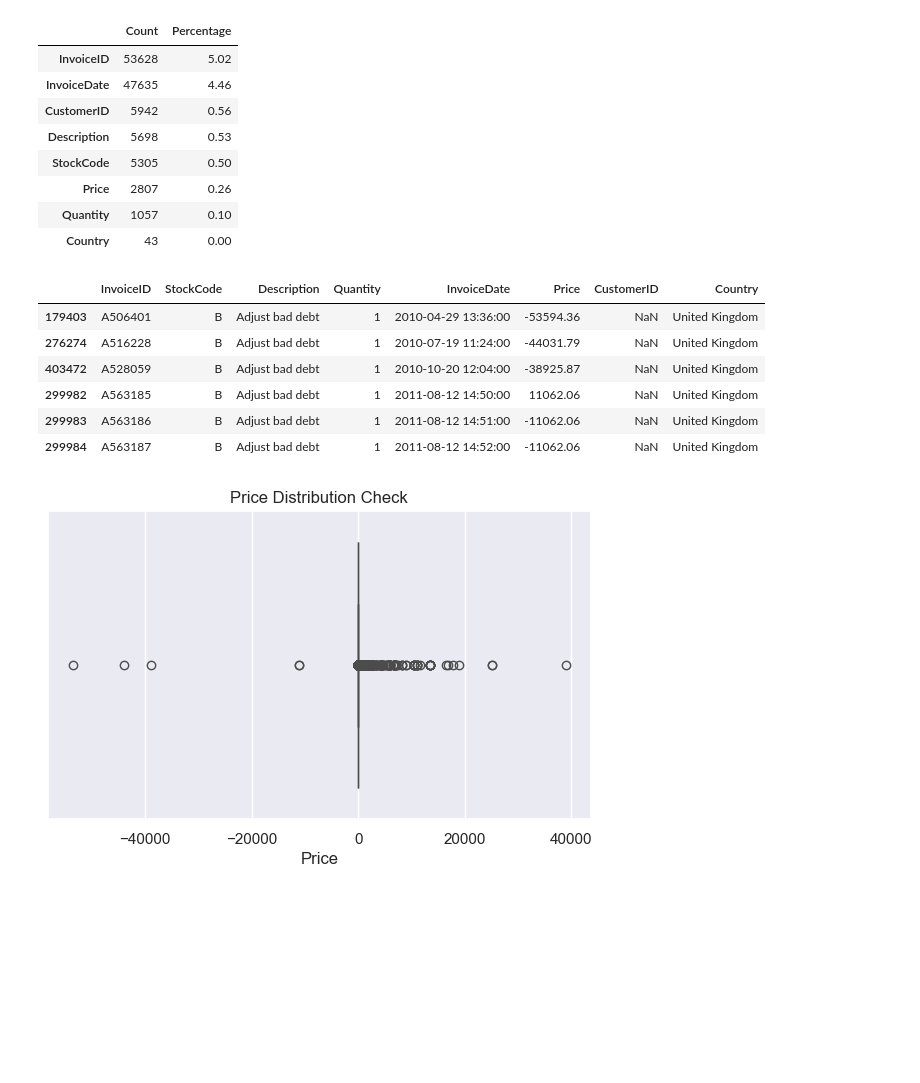
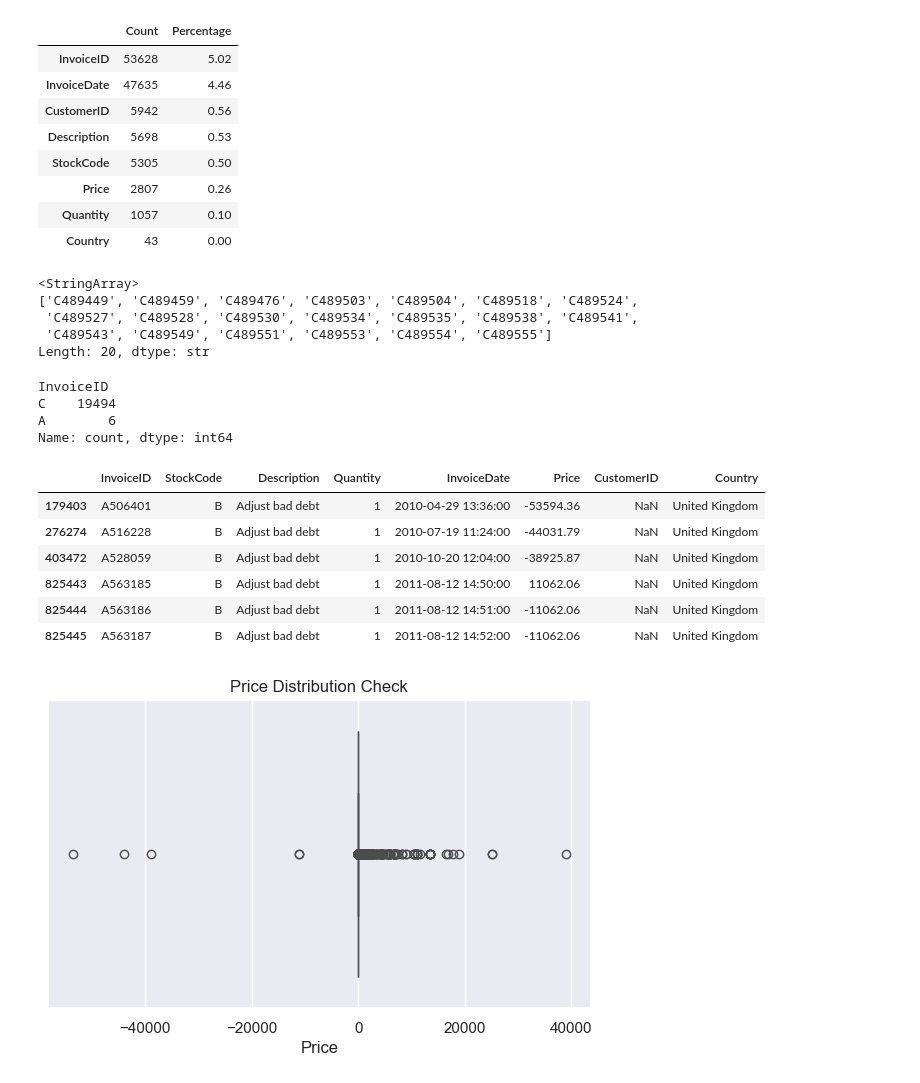
Before and after one commit to hansdarmawann/online-retail-ii-wrangling-1, a Jupyter notebook: notebooks/code.ipynb, the cells around one changed output. Cells and saved outputs as stored; diff of their text form; code cells hidden in the pictures; blank space fills up the shorter version.

```diff
--- a/notebooks/code.ipynb
+++ b/notebooks/code.ipynb
@@ -3,2 +7,15 @@ import pandas as pd
 # %%
-real_df_1 = pd.read_csv('../datasets/online_retail_ii_2009-2010.csv.zstd', compression='zstd', sep=';')
+real_df_1 = pd.read_csv(
+    '../datasets/online_retail_ii_2009-2010.csv.zstd',
+    compression='zstd',
+    sep=';'
+)
+
+real_df_2 = pd.read_csv(
+    '../datasets/online_retail_ii_2010-2011.csv.zstd',
+    compression='zstd',
+    sep=';'
+)
+
+real_df = pd.concat([real_df_1, real_df_2], ignore_index=True)
+df = real_df.copy()
@@ -121,16 +113,11 @@ Count of Unique Values:
 | Country | 43 | 0.00 |
 # %%
 df_alpha = df[df['InvoiceID'].astype(str).str.contains(r'[A-Za-z]', regex=True)]
-df_alpha['InvoiceID'].unique()[:20]
 
-
-df_alpha['InvoiceID'].astype(str).str[0].value_counts()
-df[df['InvoiceID'].astype(str).str.startswith('A')]
+display(df_alpha['InvoiceID'].unique()[:20])
 # %% [output]
-|  | InvoiceID | StockCode | Description | Quantity | InvoiceDate | Price | CustomerID | Country |
-| 179403 | A506401 | B | Adjust bad debt | 1 | 2010-04-29 13:36:00 | -53594.36 | NaN | United Kingdom |
-| 276274 | A516228 | B | Adjust bad debt | 1 | 2010-07-19 11:24:00 | -44031.79 | NaN | United Kingdom |
-| 403472 | A528059 | B | Adjust bad debt | 1 | 2010-10-20 12:04:00 | -38925.87 | NaN | United Kingdom |
-| 299982 | A563185 | B | Adjust bad debt | 1 | 2011-08-12 14:50:00 | 11062.06 | NaN | United Kingdom |
-| 299983 | A563186 | B | Adjust bad debt | 1 | 2011-08-12 14:51:00 | -11062.06 | NaN | United Kingdom |
-| 299984 | A563187 | B | Adjust bad debt | 1 | 2011-08-12 14:52:00 | -11062.06 | NaN | United Kingdom |
+<StringArray>
+['C489449', 'C489459', 'C489476', 'C489503', 'C489504', 'C489518', 'C489524',
+ 'C489527', 'C489528', 'C489530', 'C489534', 'C489535', 'C489538', 'C489541',
+ 'C489543', 'C489549', 'C489551', 'C489553', 'C489554', 'C489555']
+Length: 20, dtype: str
@@ -141,3 +124,20 @@ import matplotlib.pyplot as plt
+# %%
+display(df_alpha['InvoiceID'].astype(str).str[0].value_counts())
+# %% [output]
+InvoiceID
+C    19494
+A        6
+Name: count, dtype: int64
+# %%
+display(df[df['InvoiceID'].astype(str).str.startswith('A')])
+# %% [output]
+|  | InvoiceID | StockCode | Description | Quantity | InvoiceDate | Price | CustomerID | Country |
+| 179403 | A506401 | B | Adjust bad debt | 1 | 2010-04-29 13:36:00 | -53594.36 | NaN | United Kingdom |
+| 276274 | A516228 | B | Adjust bad debt | 1 | 2010-07-19 11:24:00 | -44031.79 | NaN | United Kingdom |
+| 403472 | A528059 | B | Adjust bad debt | 1 | 2010-10-20 12:04:00 | -38925.87 | NaN | United Kingdom |
+| 825443 | A563185 | B | Adjust bad debt | 1 | 2011-08-12 14:50:00 | 11062.06 | NaN | United Kingdom |
+| 825444 | A563186 | B | Adjust bad debt | 1 | 2011-08-12 14:51:00 | -11062.06 | NaN | United Kingdom |
+| 825445 | A563187 | B | Adjust bad debt | 1 | 2011-08-12 14:52:00 | -11062.06 | NaN | United Kingdom |
 # %%
 plt.figure(figsize=(7,4))
 plt.title('Price Distribution Check')
```
Also changed, not shown: parts of 32 cells of this notebook, 1 other file.
